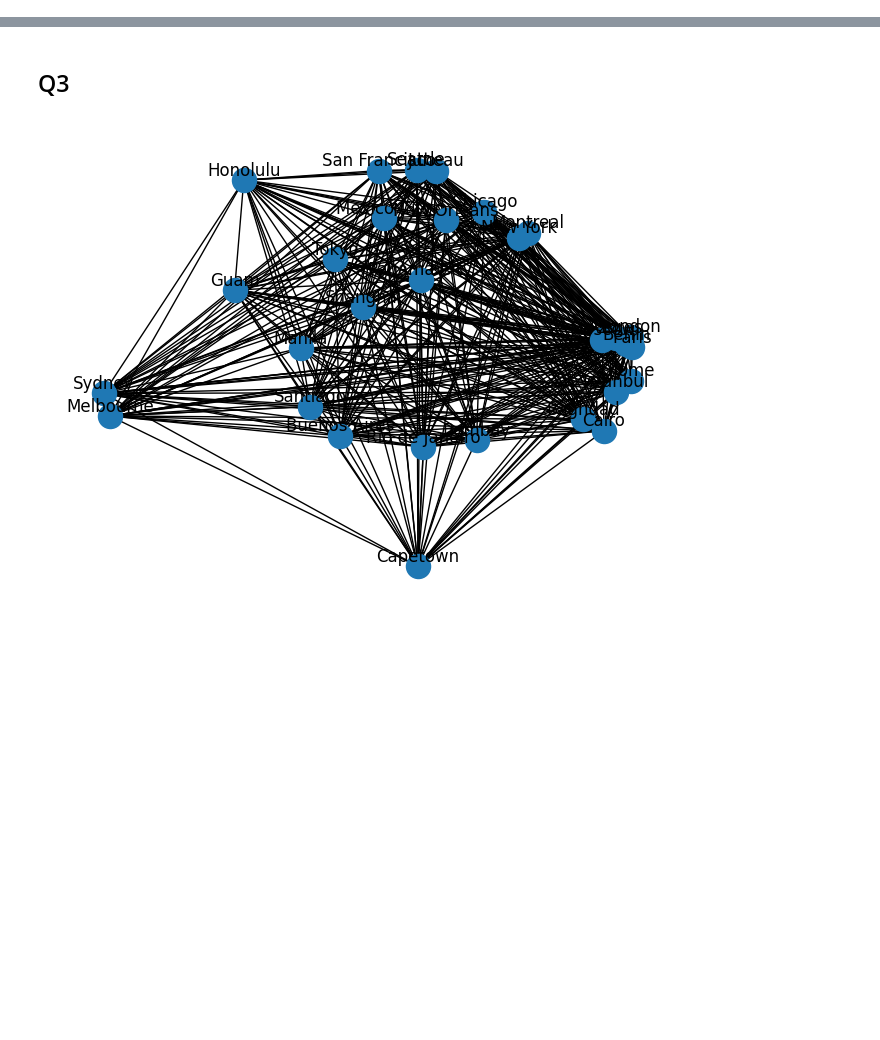
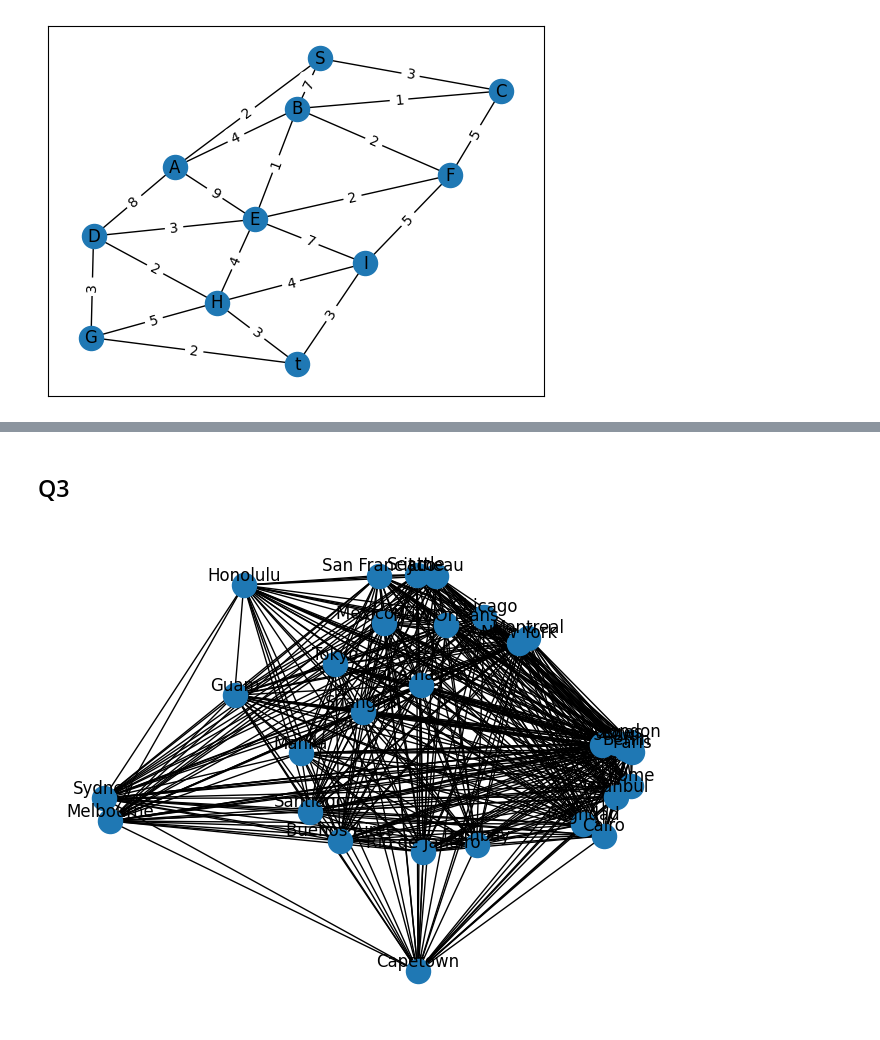
Before and after one commit to Apothemia/CSE5004-Exercises, a Jupyter notebook: Week4/solutions.ipynb, the cells around one changed output, grey strips where cells are left out. Saved outputs shown, nothing was run; the diff lists cells and outputs as text; code cells hidden in the pictures; blank space fills up the shorter version.

```diff
--- a/Week4/solutions.ipynb
+++ b/Week4/solutions.ipynb
@@ -5,0 +9,22 @@ import pandas as pd
+# %%
+q1_adj_matrix = [[0, 4, 0, 8, 9, 0, 0, 0, 0, 2, 0],
+                 [4, 0, 1, 0, 1, 2, 0, 0, 0, 7, 0],
+                 [0, 1, 0, 0, 0, 5, 0, 0, 0, 3, 0],
+                 [8, 0, 0, 0, 3, 0, 3, 2, 0, 0, 0],
+                 [9, 1, 0, 3, 0, 2, 0, 4, 7, 0, 0],
+                 [0, 2, 5, 0, 2, 0, 0, 0, 5, 0, 0],
+                 [0, 0, 0, 3, 0, 0, 0, 5, 0, 0, 2],
+                 [0, 0, 0, 2, 4, 0, 5, 0, 4, 0, 3],
+                 [0, 0, 0, 0, 7, 5, 0, 4, 0, 0, 3],
+                 [2, 7, 3, 0, 0, 0, 0, 0, 0, 0, 0],
+                 [0, 0, 0, 0, 0, 0, 2, 3, 3, 0, 0]]
+q1_node_list = ['A', 'B', 'C', 'D', 'E', 'F', 'G', 'H', 'I', 'S', 't']
+
+G_q1 = nx.from_numpy_array(np.matrix(q1_adj_matrix), nodelist=q1_node_list)
+q1_pos = nx.spring_layout(G_q1)
+# %%
+nx.draw_networkx(G_q1, pos=q1_pos)
+nx.draw_networkx_edge_labels(G_q1, pos=q1_pos, edge_labels=nx.get_edge_attributes(G_q1, 'weight'))
+plt.show()
+# %% [output]
+[figure, added]
```
Also changed, not shown: parts of 9 cells of this notebook, 2 other files.
